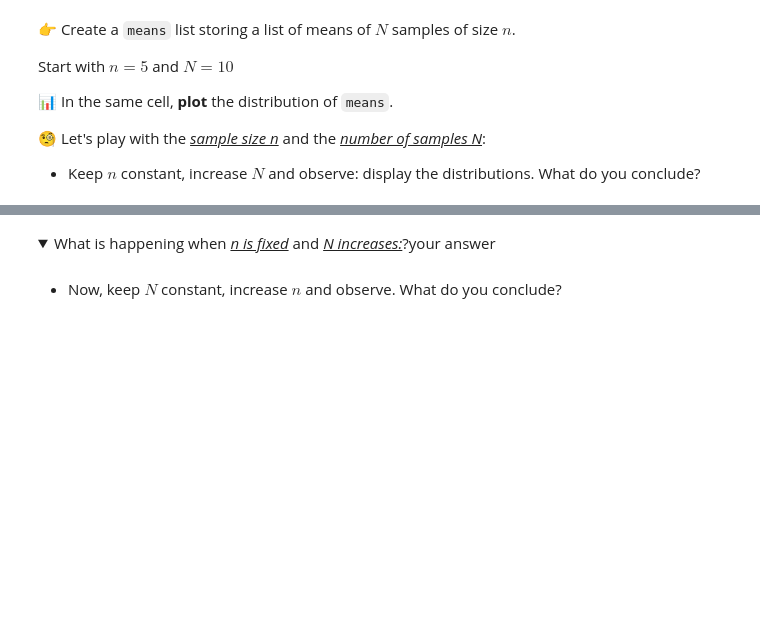
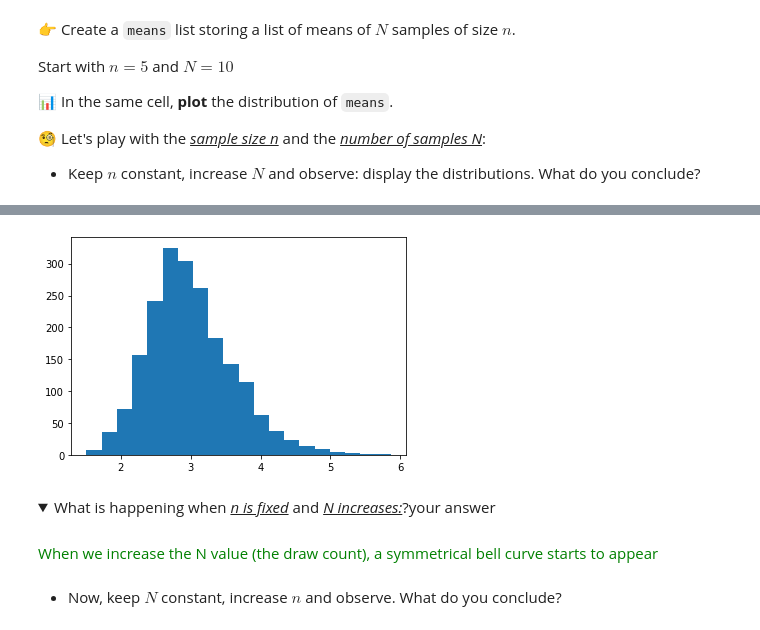
Before and after one commit to MENT3/m2-math-project, a Jupyter notebook: TCL/central-limit-theorem.ipynb, the cells around one changed output, grey strips where cells are left out. Drawn from its saved outputs; the diff is of its cells as text; code cells hidden in the pictures; folded sections open; blank space fills up the shorter version.

```diff
--- a/TCL/central-limit-theorem.ipynb
+++ b/TCL/central-limit-theorem.ipynb
@@ -142,5 +193,17 @@ N = 2000
+# %%
+n = 5
+N = 2000
+
+means = clt(df["tip"].to_numpy(), n, N)
+
+plt.hist(means, bins=20)
+plt.show()
+# %% [output]
+[figure, added]
 # %% [markdown]
 <details>
     <summary>What is happening when <u><i>n is fixed</i></u> and <u><i>N increases:</i></u>?your answer</summary>
+# %% [markdown]
+<div style="color:green">When we increase the N value (the draw count), a symmetrical bell curve starts to appear</div>
 # %% [markdown]
 * Now, keep $N$ constant, increase $n$ and observe. What do you conclude?
```
Also changed, not shown: parts of 37 cells of this notebook.
